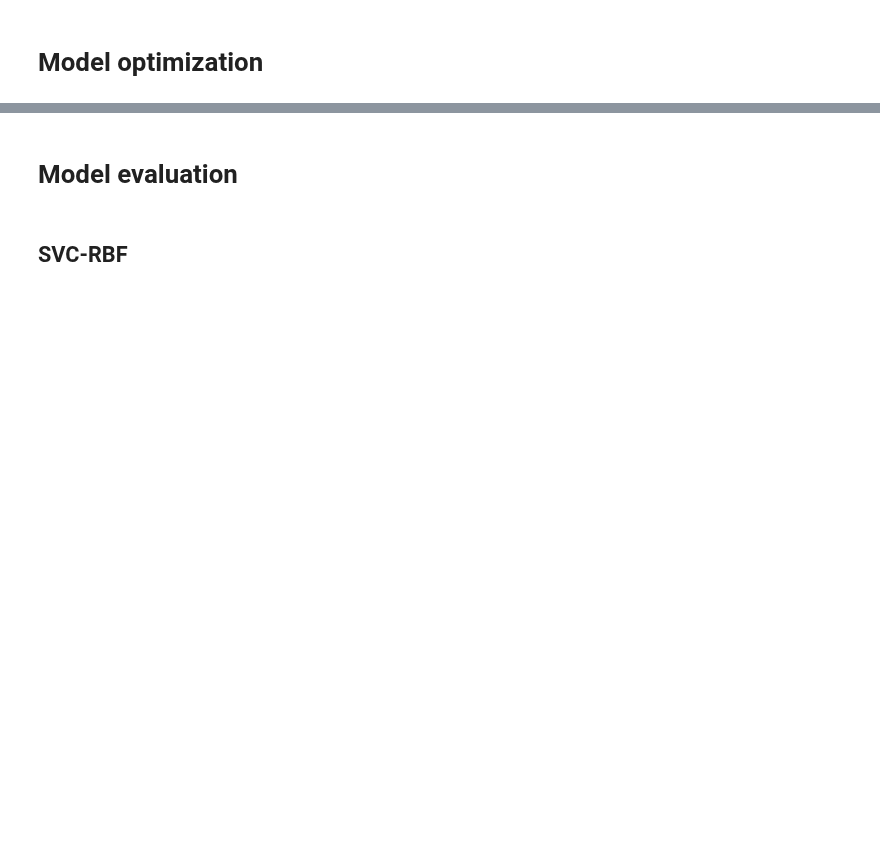
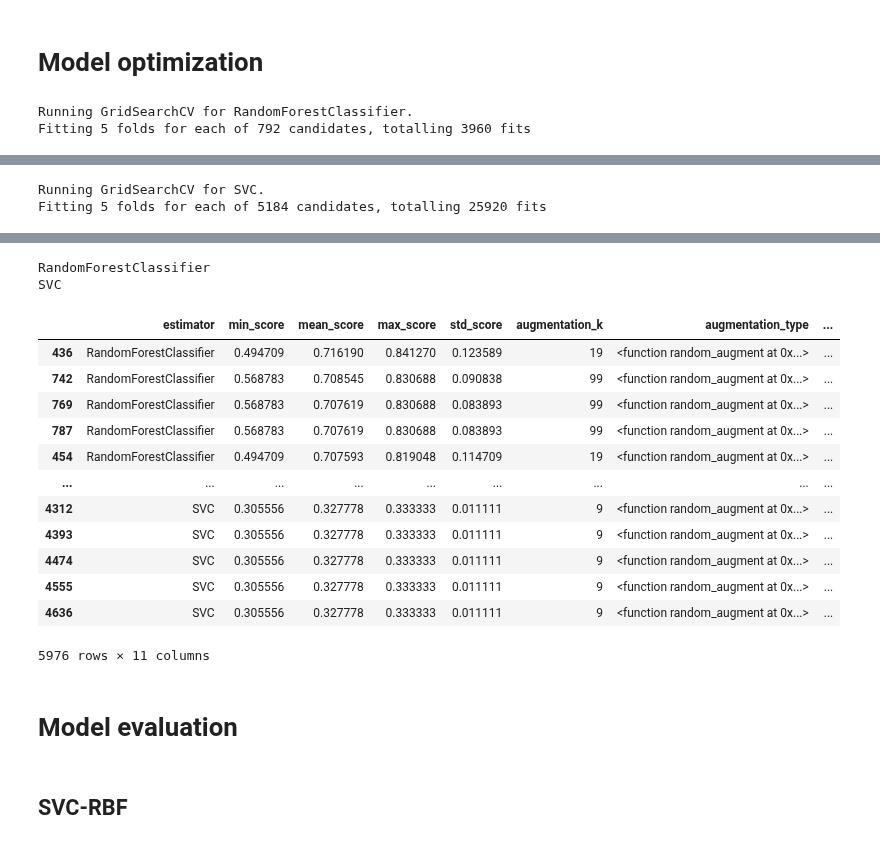
Before and after one commit to LukaThorn/ml-weight-fraction, a Jupyter notebook: organicspipeline.ipynb, the cells around one changed output, grey strips where cells are left out. Cells and saved outputs as stored; diff of their text form; code cells hidden in the pictures; blank space fills up the shorter version.

```diff
--- a/organicspipeline.ipynb
+++ b/organicspipeline.ipynb
@@ -284,12 +280,24 @@ from sklearn.pipeline import Pipeline
 from sklearn.ensemble import RandomForestClassifier
 from sklearn.svm import SVC
 from sklearn.metrics import balanced_accuracy_score
+from dask.distributed import Client
+import joblib
 
-# Apply gridsearch for optimal parameters
+client = Client()
 helper = blt.EstimatorSelectionHelper(models, params)
-helper.fit(
-    X_train, y_train, n_jobs=1, cv=5, scoring="balanced_accuracy",
-)
+
+with joblib.parallel_backend("dask"):
+    # Apply gridsearch for optimal parameters
+    helper.fit(
+        X_train,
+        y_train,
+        n_jobs=4,
+        cv=5,
+        scoring="balanced_accuracy",
+    )
 results_prelim = helper.score_summary(sort_by="mean_score")
-results_prelim.columns = [col.split("__")[-1] for col in results.columns]
+results_prelim.columns = [col.split("__")[-1] for col in results_prelim.columns]
 results_prelim.infer_objects()
+# %% [output]
+Running GridSearchCV for RandomForestClassifier.
+Fitting 5 folds for each of 792 candidates, totalling 3960 fits
@@ -295,0 +315,2 @@ results_prelim.infer_objects()
+Running GridSearchCV for SVC.
+Fitting 5 folds for each of 5184 candidates, totalling 25920 fits
@@ -296,3 +334,18 @@ results_prelim.infer_objects()
+RandomForestClassifier
+SVC
+|  | estimator | min_score | mean_score | max_score | std_score | augmentation_k | augmentation_type | ... |
+| 436 | RandomForestClassifier | 0.494709 | 0.716190 | 0.841270 | 0.123589 | 19 | <function random_augment at 0x...> | ... |
+| 742 | RandomForestClassifier | 0.568783 | 0.708545 | 0.830688 | 0.090838 | 99 | <function random_augment at 0x...> | ... |
+| 769 | RandomForestClassifier | 0.568783 | 0.707619 | 0.830688 | 0.083893 | 99 | <function random_augment at 0x...> | ... |
+| 787 | RandomForestClassifier | 0.568783 | 0.707619 | 0.830688 | 0.083893 | 99 | <function random_augment at 0x...> | ... |
+| 454 | RandomForestClassifier | 0.494709 | 0.707593 | 0.819048 | 0.114709 | 19 | <function random_augment at 0x...> | ... |
+| ... | ... | ... | ... | ... | ... | ... | ... | ... |
+| 4312 | SVC | 0.305556 | 0.327778 | 0.333333 | 0.011111 | 9 | <function random_augment at 0x...> | ... |
+| 4393 | SVC | 0.305556 | 0.327778 | 0.333333 | 0.011111 | 9 | <function random_augment at 0x...> | ... |
+| 4474 | SVC | 0.305556 | 0.327778 | 0.333333 | 0.011111 | 9 | <function random_augment at 0x...> | ... |
+| 4555 | SVC | 0.305556 | 0.327778 | 0.333333 | 0.011111 | 9 | <function random_augment at 0x...> | ... |
+| 4636 | SVC | 0.305556 | 0.327778 | 0.333333 | 0.011111 | 9 | <function random_augment at 0x...> | ... |
+5976 rows × 11 columns
 # %%
 # Export preliminary results table to .csv
 results_prelim.to_csv(
```
Also changed, not shown: parts of 13 cells of this notebook.
